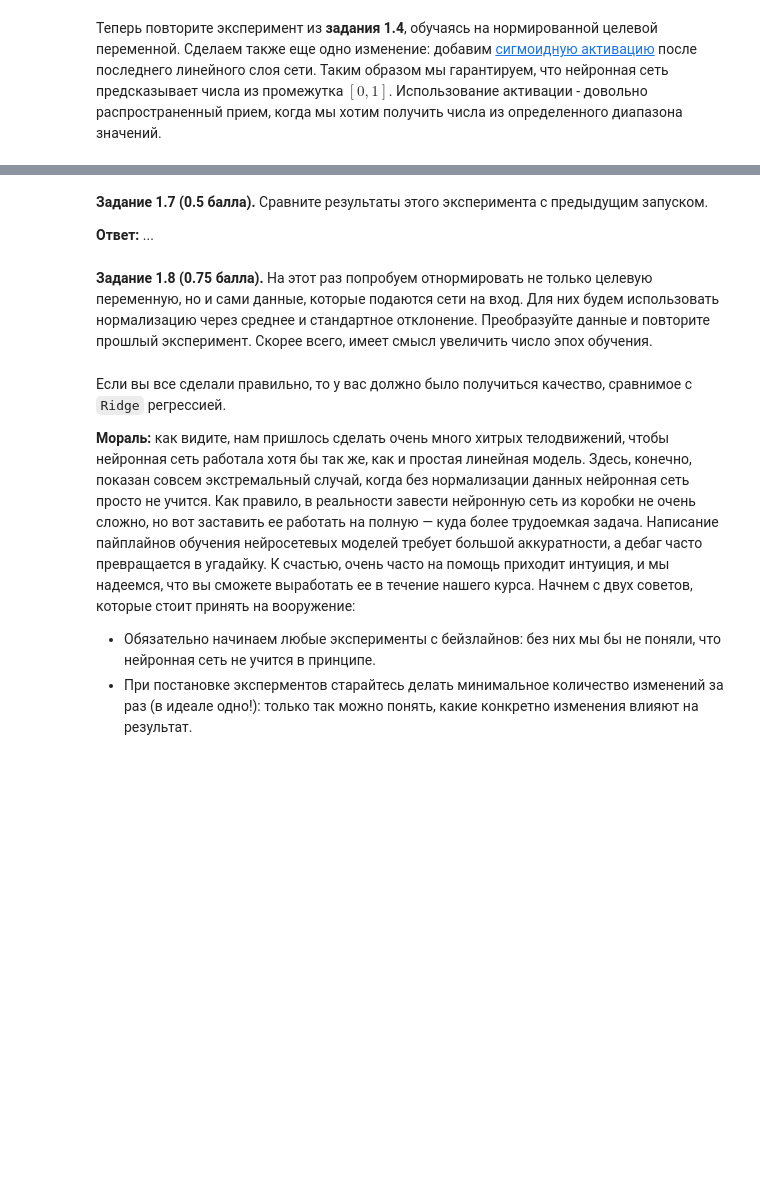
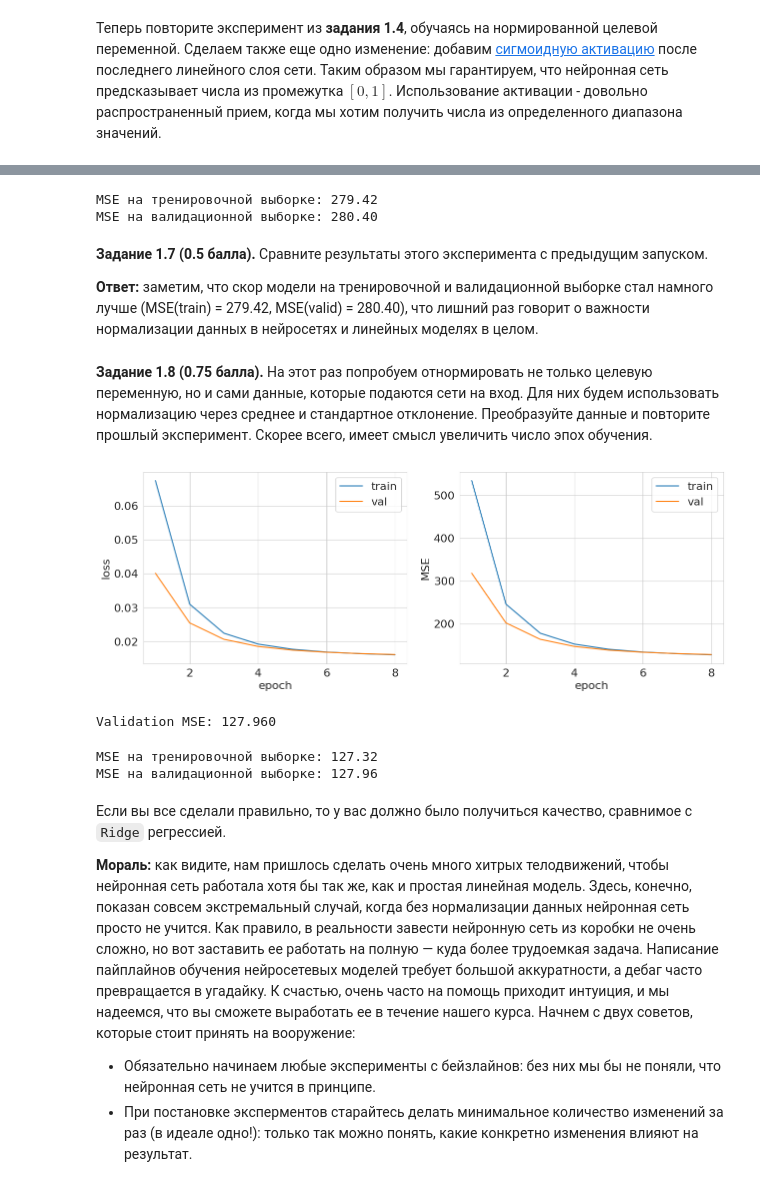
Before and after one commit to VladislavTokarev02/AI_ML_homework, a Jupyter notebook: HW1.ipynb, the cells around one changed output, grey strips where cells are left out. Saved outputs shown, nothing was run; the diff lists cells and outputs as text; code cells hidden in the pictures; blank space fills up the shorter version.

```diff
--- a/HW1.ipynb
+++ b/HW1.ipynb
@@ -344,6 +542,12 @@ def denormalize(sample):
+# %%
+print(f"MSE на тренировочной выборке: {train_mse:.2f}")
+print(f"MSE на валидационной выборке: {val_mse:.2f}")
+# %% [output]
+MSE на тренировочной выборке: 279.42
+MSE на валидационной выборке: 280.40
 # %% [markdown]
 **Задание 1.7 (0.5 балла).** Сравните результаты этого эксперимента с предыдущим запуском.
 
-**Ответ:** ...
+**Ответ:** заметим, что скор модели на тренировочной и валидационной выборке стал намного лучше (MSE(train) = 279.42, MSE(valid) = 280.40), что лишний раз говорит о важности нормализации данных в нейросетях и линейных моделях в целом.
 # %% [markdown]
 **Задание 1.8 (0.75 балла).** На этот раз попробуем отнормировать не только целевую переменную, но и сами данные, которые подаются сети на вход. Для них будем использовать нормализацию через среднее и стандартное отклонение. Преобразуйте данные и повторите прошлый эксперимент. Скорее всего, имеет смысл увеличить число эпох обучения.
@@ -352,3 +572,40 @@ def denormalize(sample):
+# %%
+lr = 3e-4
+batch_size = 64
+final_pred = 1
+num_epochs = 8
+# %%
+class fourth_NN(nn.Module):
+  def __init__(self, hidden_size, input_size, final_pred):
+    super(fourth_NN, self).__init__()
+    self.fc1 = nn.Linear(input_size, hidden_size)
+    self.relu = nn.ReLU()
+    self.fc2 = nn.Linear(hidden_size, final_pred)
+    self.sigmoid = nn.Sigmoid()
+
+  def forward(self, x):
+      out = self.fc1(x)
+      out = self.relu(out)
+      out = self.fc2(out)
+      out = self.sigmoid(out)
+      return out
+
+model_4 = fourth_NN(hidden_size, input_size, final_pred).to(device)
+# %%
+mse_metric = lambda predictions, targets: ((denormalize(predictions.reshape(-1)) - denormalize(targets.reshape(-1))) ** 2).mean()
+optimizer = torch.optim.SGD(model_4.parameters(), lr=lr)
+criterion = nn.MSELoss()
+# %%
+train_mse, val_mse = train_and_validate(model_4, optimizer, criterion, mse_metric, train_loader, val_loader, num_epochs)
+# %% [output]
+[figure, added]
+Validation MSE: 127.960
+# %%
+print(f"MSE на тренировочной выборке: {train_mse:.2f}")
+print(f"MSE на валидационной выборке: {val_mse:.2f}")
+# %% [output]
+MSE на тренировочной выборке: 127.32
+MSE на валидационной выборке: 127.96
 # %% [markdown]
 Если вы все сделали правильно, то у вас должно было получиться качество, сравнимое с `Ridge` регрессией.
 
```
Also changed, not shown: parts of 56 cells of this notebook.
